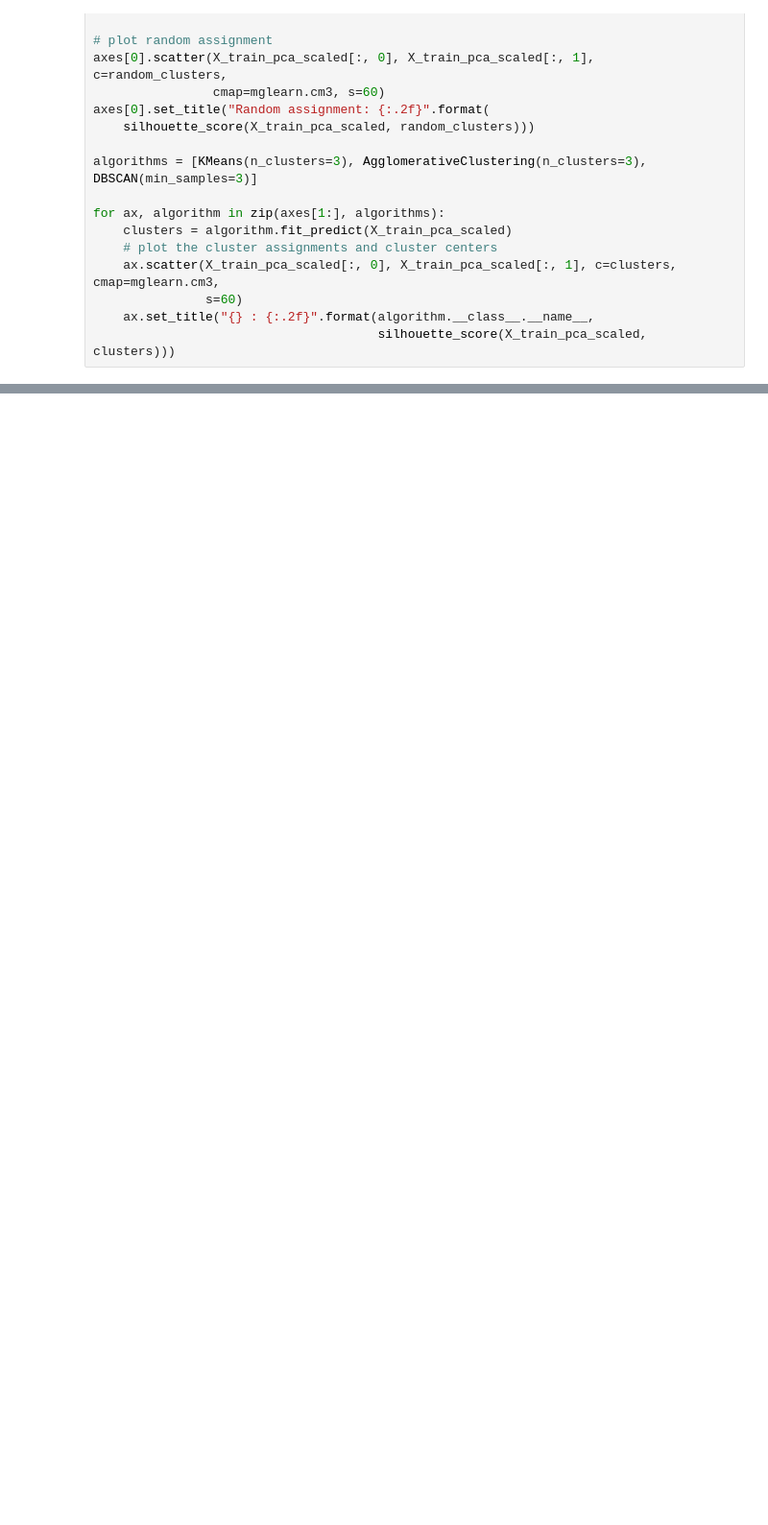
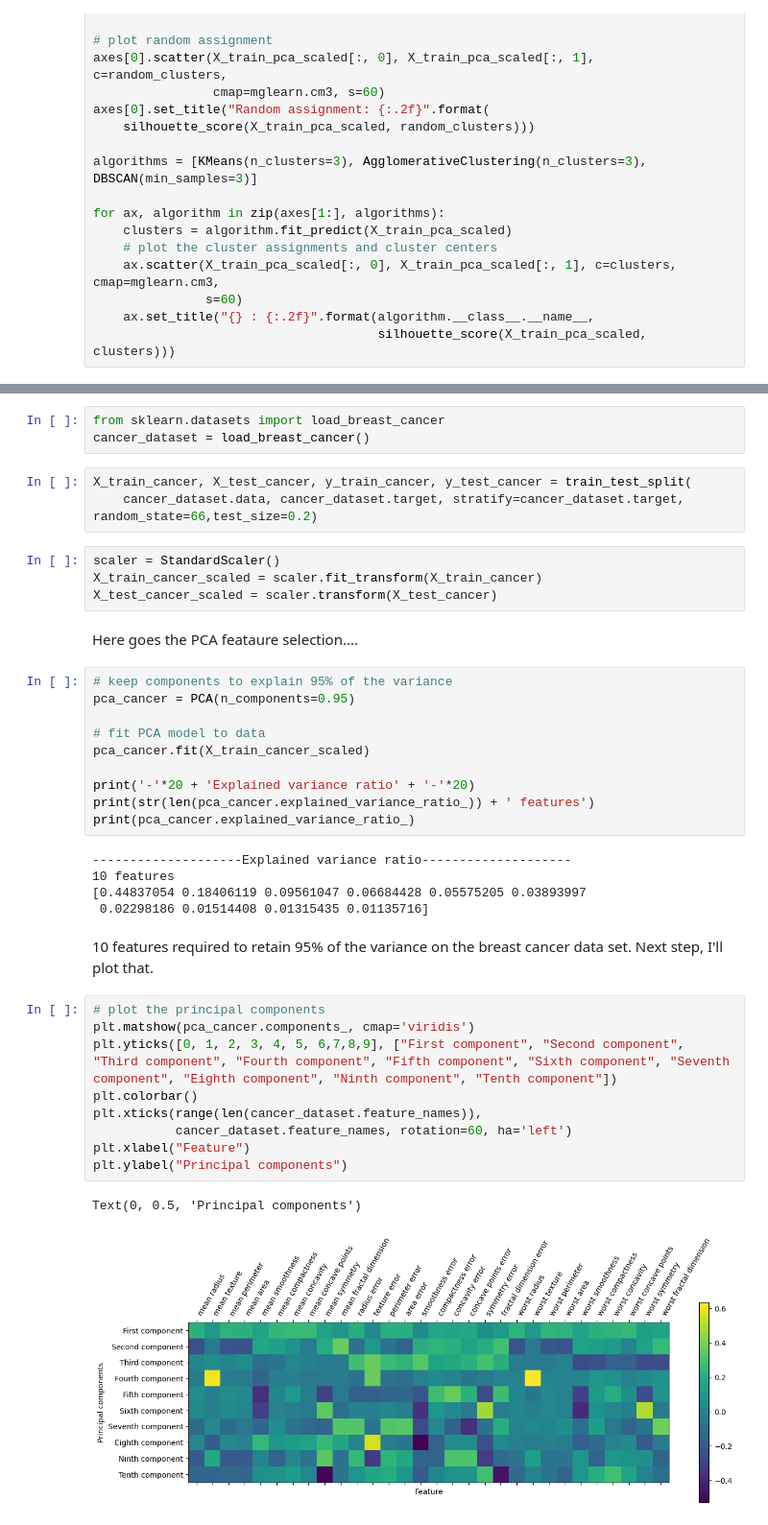
Before and after one commit to alliarnold/71200Project, a Jupyter notebook: Project3.ipynb, the cells around one changed output, grey strips where cells are left out. Shown at 96% size. Cells and saved outputs as stored; diff of their text form; blank space fills up the shorter version.

```diff
--- a/Project3.ipynb
+++ b/Project3.ipynb
@@ -786,0 +791,41 @@ for ax, algorithm in zip(axes[1:], algorithms):
+# %%
+from sklearn.datasets import load_breast_cancer
+cancer_dataset = load_breast_cancer()
+# %%
+X_train_cancer, X_test_cancer, y_train_cancer, y_test_cancer = train_test_split(
+    cancer_dataset.data, cancer_dataset.target, stratify=cancer_dataset.target, random_state=66,test_size=0.2)
+# %%
+scaler = StandardScaler()
+X_train_cancer_scaled = scaler.fit_transform(X_train_cancer)
+X_test_cancer_scaled = scaler.transform(X_test_cancer)
+# %% [markdown]
+Here goes the PCA feataure selection....
+# %%
+# keep components to explain 95% of the variance
+pca_cancer = PCA(n_components=0.95)
+
+# fit PCA model to data
+pca_cancer.fit(X_train_cancer_scaled)
+
+print('-'*20 + 'Explained variance ratio' + '-'*20)
+print(str(len(pca_cancer.explained_variance_ratio_)) + ' features')
+print(pca_cancer.explained_variance_ratio_)
+# %% [output]
+--------------------Explained variance ratio--------------------
+10 features
+[0.44837054 0.18406119 0.09561047 0.06684428 0.05575205 0.03893997
+ 0.02298186 0.01514408 0.01315435 0.01135716]
+# %% [markdown]
+10 features required to retain 95% of the variance on the breast cancer data set. Next step, I'll plot that.
+# %%
+# plot the principal components
+plt.matshow(pca_cancer.components_, cmap='viridis')
+plt.yticks([0, 1, 2, 3, 4, 5, 6,7,8,9], ["First component", "Second component", "Third component", "Fourth component", "Fifth component", "Sixth component", "Seventh component", "Eighth component", "Ninth component", "Tenth component"])
+plt.colorbar()
+plt.xticks(range(len(cancer_dataset.feature_names)),
+           cancer_dataset.feature_names, rotation=60, ha='left')
+plt.xlabel("Feature")
+plt.ylabel("Principal components")
+# %% [output]
+Text(0, 0.5, 'Principal components')
+[figure, added]
```
Also changed, not shown: parts of 26 cells of this notebook.
